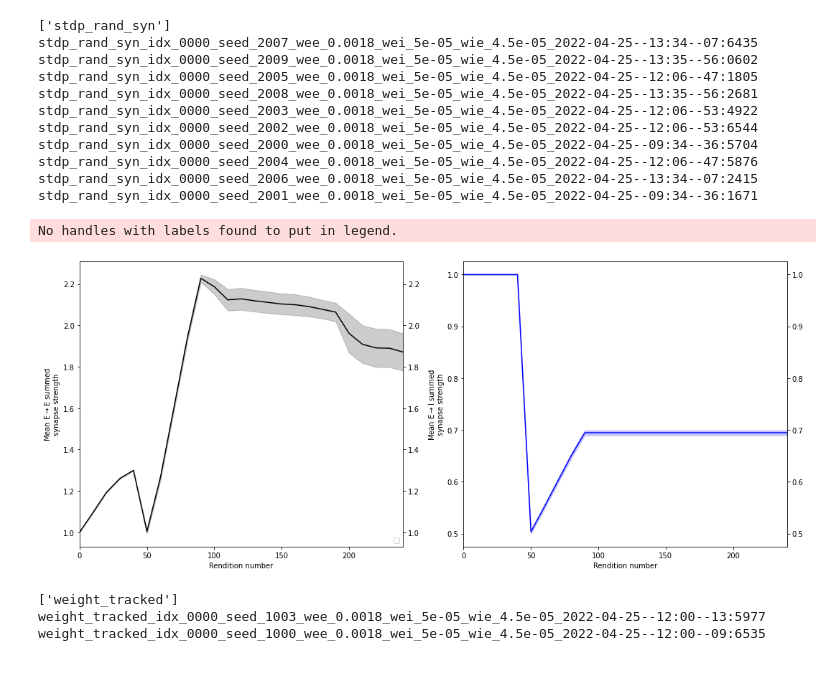
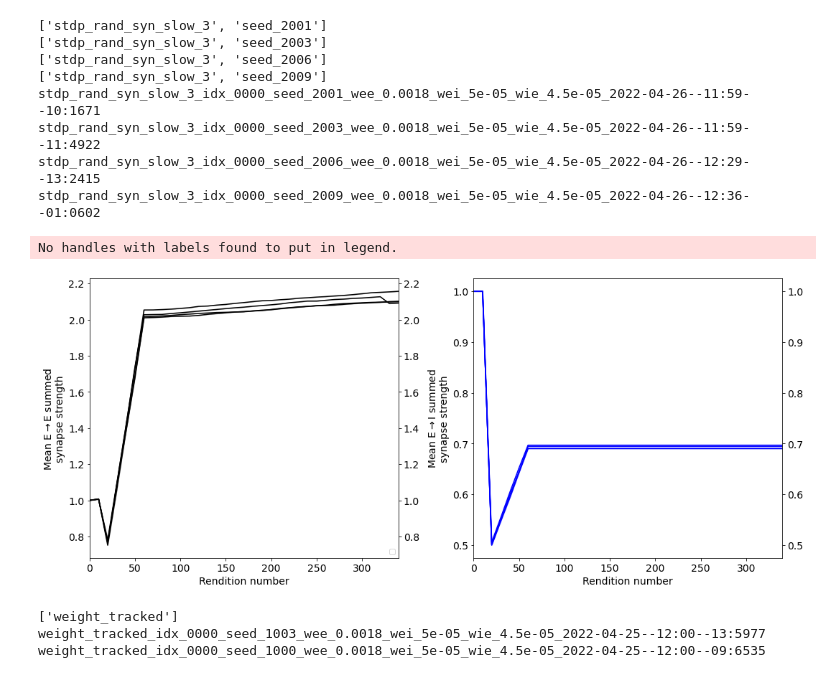
Before and after one commit to davidgbe/synfire_chain_growth, a Jupyter notebook: resilience_project_22_04_13/neurogenesis_+_heterosynaptic_comp_22_04_13/firing_rate_bound_neurogenesis_22_04_20/nb.ipynb, the cells around one changed output. Drawn from its saved outputs; the diff is of its cells as text; code cells hidden in the pictures.

```diff
--- a/resilience_project_22_04_13/neurogenesis_+_heterosynaptic_comp_22_04_13/firing_rate_bound_neurogenesis_22_04_20/nb.ipynb
+++ b/resilience_project_22_04_13/neurogenesis_+_heterosynaptic_comp_22_04_13/firing_rate_bound_neurogenesis_22_04_20/nb.ipynb
@@ -304,5 +318,5 @@ IndexError: tuple index out of range
 # %%
-def make_figure_2_plot(names, labels, condition_colors, file_name_ext='', ylim1=None, ylim2=None, ylabel1=None, ylabel2=None, timepoints=[], offsets=[], vertical_spacing=1., axs=None, fig=None, tick_right=True, legend=True):
+def make_figure_2_plot(names, labels, condition_colors, file_name_ext='', ylim1=None, ylim2=None, ylabel1=None, ylabel2=None, timepoints=[], offsets=[], vertical_spacing=0., axs=None, fig=None, tick_right=True, legend=True):
 
     scale = 2.5
 
@@ -414,7 +428,7 @@ def make_figure_2_plot(names, labels, condition_colors, file_name_ext='', ylim1=
             axs[i].set_xlabel('Rendition number')
             if tick_right:
                 axs[i].tick_params(right=True, labelright=True)
-
+            set_font_size(axs[i], 14)
 #             axs[i].set_yticks(y_ticks)
 #             axs[i].set_yticklabels(y_tick_labels)
     if legend:
@@ -423,24 +437,22 @@ def make_figure_2_plot(names, labels, condition_colors, file_name_ext='', ylim1=
     save_fig(fig, './figures/paper/fig_2', f'mean_plot_{file_name_ext}.png')
 # %%
 make_figure_2_plot([
-    'stdp_rand_syn',
-], labels=[
-    '',
-], condition_colors=[('black', 'blue')], timepoints=np.arange(0, 25), offsets=0 * np.ones(3))
+    ['stdp_rand_syn_slow_3', 'seed_2001'],
+    ['stdp_rand_syn_slow_3', 'seed_2003'],
+    ['stdp_rand_syn_slow_3', 'seed_2006'],
+    ['stdp_rand_syn_slow_3', 'seed_2009'],
+], labels=[''] * 4, condition_colors=[('black', 'blue')] * 4, timepoints=np.arange(0, 35), offsets=0 * np.ones(4))
 # %% [output]
-['stdp_rand_syn']
-stdp_rand_syn_idx_0000_seed_2007_wee_0.0018_wei_5e-05_wie_4.5e-05_2022-04-25--13:34--07:6435
-stdp_rand_syn_idx_0000_seed_2009_wee_0.0018_wei_5e-05_wie_4.5e-05_2022-04-25--13:35--56:0602
-stdp_rand_syn_idx_0000_seed_2005_wee_0.0018_wei_5e-05_wie_4.5e-05_2022-04-25--12:06--47:1805
-stdp_rand_syn_idx_0000_seed_2008_wee_0.0018_wei_5e-05_wie_4.5e-05_2022-04-25--13:35--56:2681
-stdp_rand_syn_idx_0000_seed_2003_wee_0.0018_wei_5e-05_wie_4.5e-05_2022-04-25--12:06--53:4922
-stdp_rand_syn_idx_0000_seed_2002_wee_0.0018_wei_5e-05_wie_4.5e-05_2022-04-25--12:06--53:6544
-stdp_rand_syn_idx_0000_seed_2000_wee_0.0018_wei_5e-05_wie_4.5e-05_2022-04-25--09:34--36:5704
-stdp_rand_syn_idx_0000_seed_2004_wee_0.0018_wei_5e-05_wie_4.5e-05_2022-04-25--12:06--47:5876
-stdp_rand_syn_idx_0000_seed_2006_wee_0.0018_wei_5e-05_wie_4.5e-05_2022-04-25--13:34--07:2415
-stdp_rand_syn_idx_0000_seed_2001_wee_0.0018_wei_5e-05_wie_4.5e-05_2022-04-25--09:34--36:1671
+['stdp_rand_syn_slow_3', 'seed_2001']
+['stdp_rand_syn_slow_3', 'seed_2003']
+['stdp_rand_syn_slow_3', 'seed_2006']
+['stdp_rand_syn_slow_3', 'seed_2009']
+stdp_rand_syn_slow_3_idx_0000_seed_2001_wee_0.0018_wei_5e-05_wie_4.5e-05_2022-04-26--11:59--10:1671
+stdp_rand_syn_slow_3_idx_0000_seed_2003_wee_0.0018_wei_5e-05_wie_4.5e-05_2022-04-26--11:59--11:4922
+stdp_rand_syn_slow_3_idx_0000_seed_2006_wee_0.0018_wei_5e-05_wie_4.5e-05_2022-04-26--12:29--13:2415
+stdp_rand_syn_slow_3_idx_0000_seed_2009_wee_0.0018_wei_5e-05_wie_4.5e-05_2022-04-26--12:36--01:0602
 No handles with labels found to put in legend.
-[figure, old version]
+[figure, new version]
 # %%
 def make_figure_2_plot(names, labels, condition_colors, file_name_ext='', ylim1=None, ylim2=None, ylabel1=None, ylabel2=None, timepoints=[], offsets=[], vertical_spacing=1., axs=None, fig=None, tick_right=True, legend=True):
 
```
Also changed, not shown: parts of 3 cells of this notebook.
